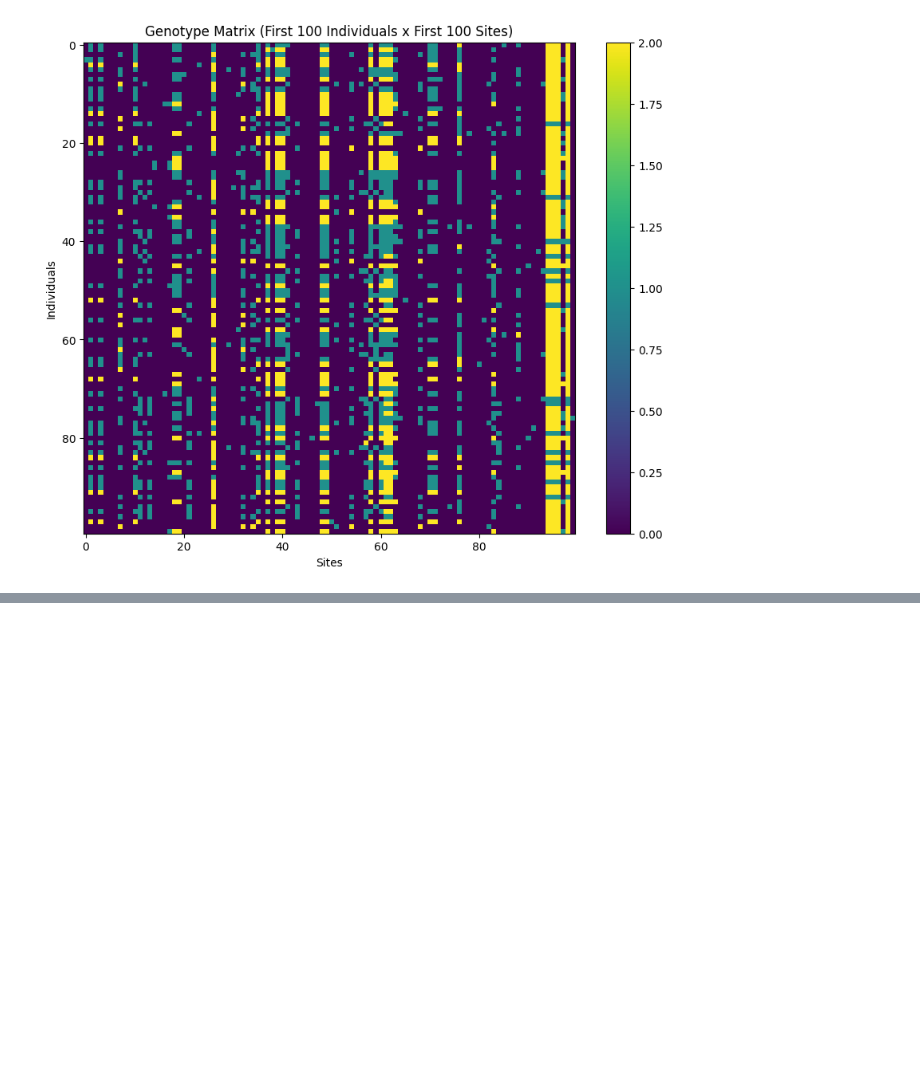
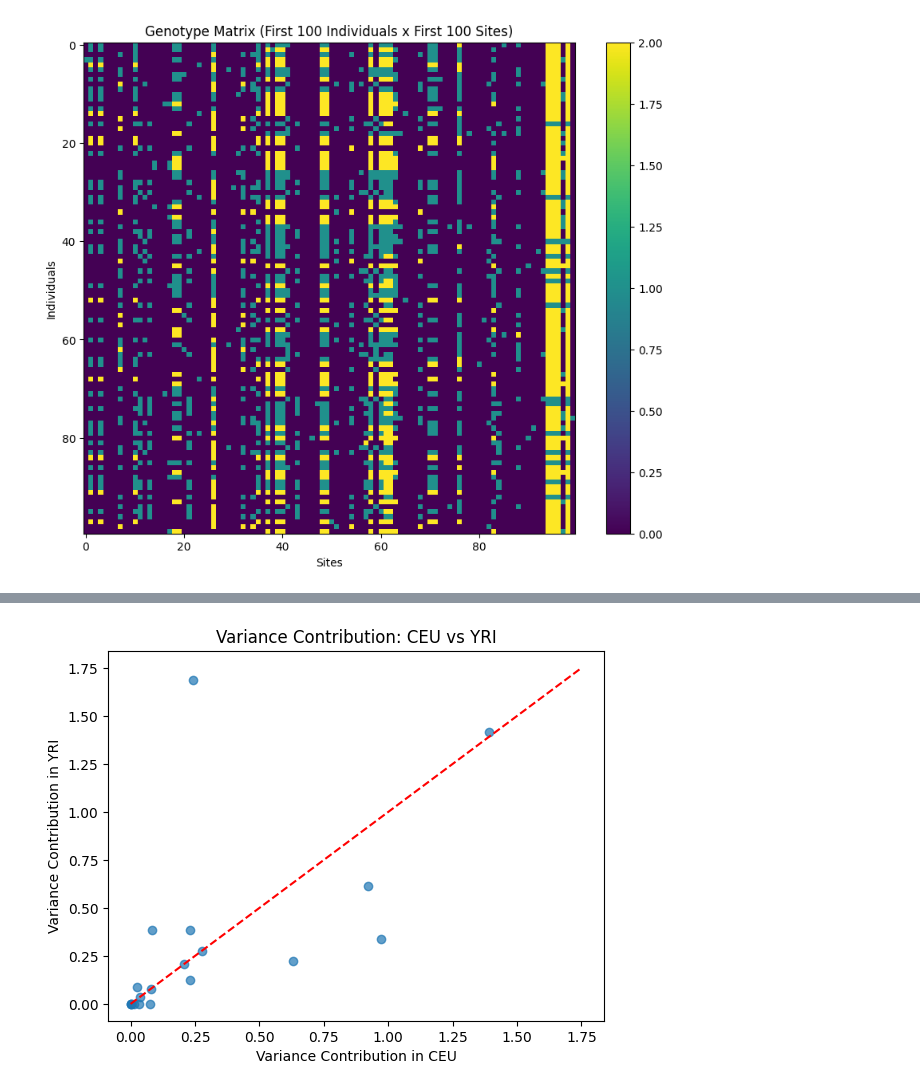
Before and after one commit to ak1376/XPopVAE, a Jupyter notebook: notebooks/inspecting_VAE_output.ipynb, the cells around one changed output, grey strips where cells are left out. Saved outputs shown, nothing was run; the diff lists cells and outputs as text; code cells hidden in the pictures; blank space fills up the shorter version.

```diff
--- a/notebooks/inspecting_VAE_output.ipynb
+++ b/notebooks/inspecting_VAE_output.ipynb
@@ -394,0 +536,10 @@ plt.show()
+# %%
+plt.figure()
+plt.scatter(table['var_contrib_CEU'], table['var_contrib_YRI'], alpha=0.7)
+plt.plot([0, 1.75], [0, 1.75], color='red', linestyle='--')
+plt.xlabel('Variance Contribution in CEU')
+plt.ylabel('Variance Contribution in YRI')
+plt.title('Variance Contribution: CEU vs YRI')
+plt.show()
+# %% [output]
+[figure, added]
```
Also changed, not shown: parts of 13 cells of this notebook, 7 other files.
